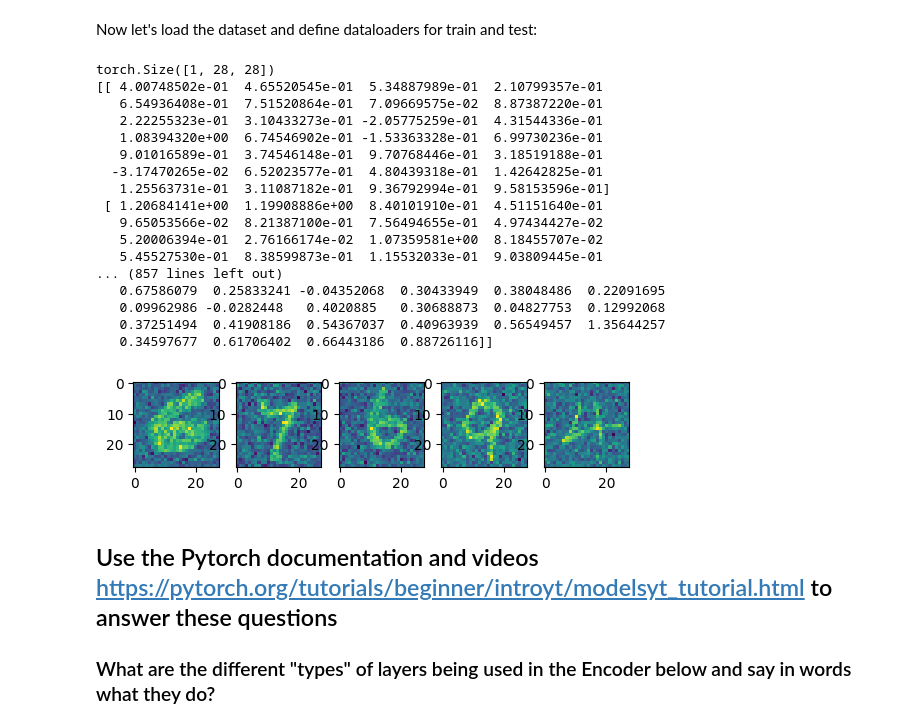
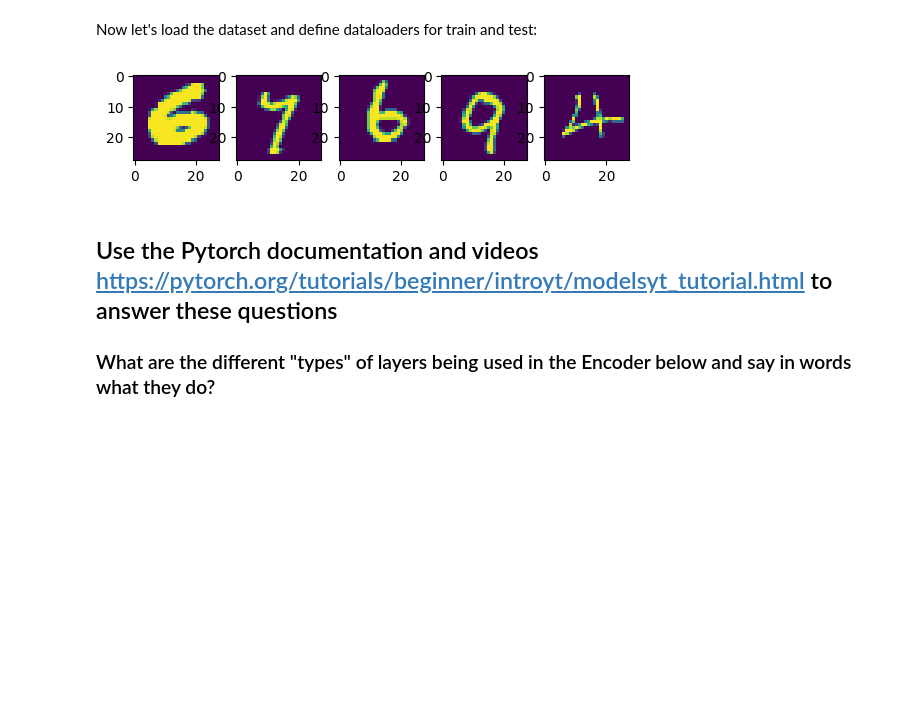
Before and after one commit to onexi/autoencoders-KBoukin, a Jupyter notebook: AutoEncodersPyTorch.ipynb, the cells around one changed output. Saved outputs shown, nothing was run; the diff lists cells and outputs as text; code cells hidden in the pictures; blank space fills up the shorter version.

```diff
--- a/AutoEncodersPyTorch.ipynb
+++ b/AutoEncodersPyTorch.ipynb
@@ -77,26 +77,9 @@ def plotn(n, data, noisy=False, super_res=None):
 def noisify(shapes):
     return np.random.normal(loc=0.5, scale=0.3, size=shapes)
 # %%
-plotn(5, train_dataset, noisy=True)
+plotn(5, train_dataset, noisy=None)
 # %% [output]
-torch.Size([1, 28, 28])
-[[ 4.00748502e-01  4.65520545e-01  5.34887989e-01  2.10799357e-01
-   6.54936408e-01  7.51520864e-01  7.09669575e-02  8.87387220e-01
-   2.22255323e-01  3.10433273e-01 -2.05775259e-01  4.31544336e-01
-   1.08394320e+00  6.74546902e-01 -1.53363328e-01  6.99730236e-01
-   9.01016589e-01  3.74546148e-01  9.70768446e-01  3.18519188e-01
-  -3.17470265e-02  6.52023577e-01  4.80439318e-01  1.42642825e-01
-   1.25563731e-01  3.11087182e-01  9.36792994e-01  9.58153596e-01]
- [ 1.20684141e+00  1.19908886e+00  8.40101910e-01  4.51151640e-01
-   9.65053566e-02  8.21387100e-01  7.56494655e-01  4.97434427e-02
-   5.20006394e-01  2.76166174e-02  1.07359581e+00  8.18455707e-02
-   5.45527530e-01  8.38599873e-01  1.15532033e-01  9.03809445e-01
-... (857 lines left out)
-   0.67586079  0.25833241 -0.04352068  0.30433949  0.38048486  0.22091695
-   0.09962986 -0.0282448   0.4020885   0.30688873  0.04827753  0.12992068
-   0.37251494  0.41908186  0.54367037  0.40963939  0.56549457  1.35644257
-   0.34597677  0.61706402  0.66443186  0.88726116]]
-[figure, old version]
+[figure, new version]
 # %% [markdown]
 ## Use the Pytorch documentation and videos https://pytorch.org/tutorials/beginner/introyt/modelsyt_tutorial.html to answer these questions
 
```
Also changed, not shown: parts of 6 cells of this notebook.
